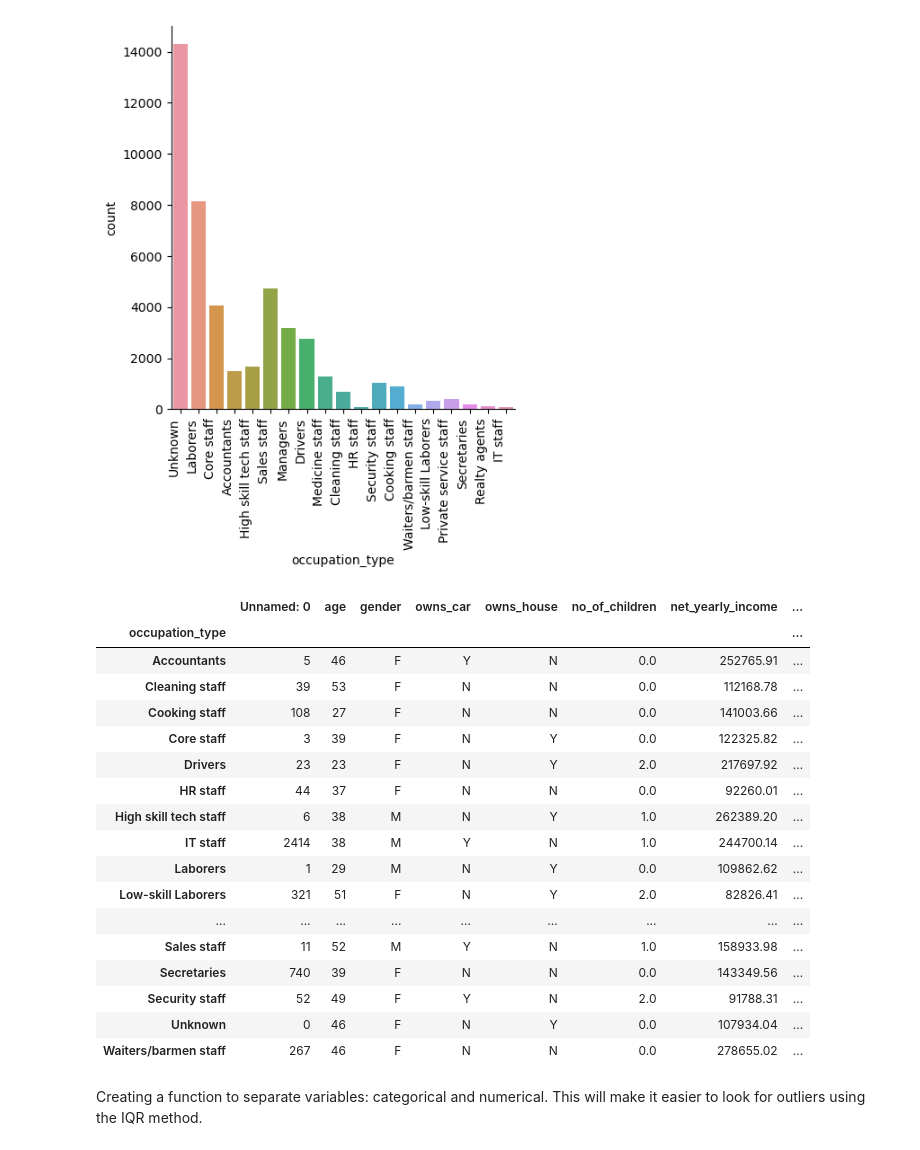
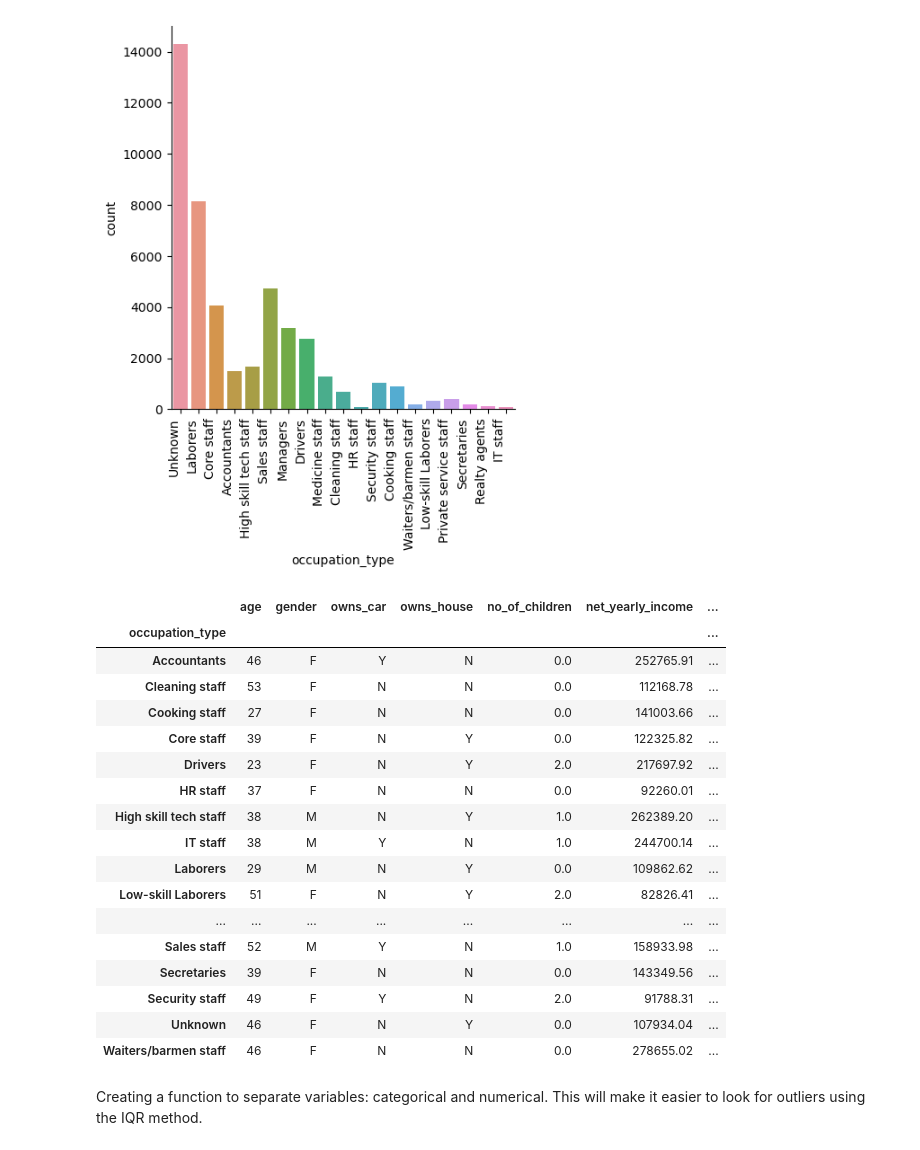
Before and after one commit to CamiloDS16/Project-2-AmEx-Credit-Card-Default-, a Jupyter notebook: Project-2-AmEx-Credit-Card-Default-/notebooks/eda_amex_project.ipynb, the cells around one changed output. Cells and saved outputs as stored; diff of their text form; code cells hidden in the pictures.

```diff
--- a/Project-2-AmEx-Credit-Card-Default-/notebooks/eda_amex_project.ipynb
+++ b/Project-2-AmEx-Credit-Card-Default-/notebooks/eda_amex_project.ipynb
@@ -46,7 +28,7 @@ ModuleNotFoundError: No module named 'widgetsnbextension'
 #### Loading the data
 # %%
 # Loading data to variable amex_df_
-amex_df_ = pd.read_csv(r'/Users/camilods16/Documents/Project-2-AmEx-Credit-Card-Default-/Project-2-AmEx-Credit-Card-Default-/data/processed/amex_clean_data.csv')
+amex_df_ = pd.read_csv(r'/Users/camilods16/Documents/Project-2-AmEx-Credit-Card-Default-/Project-2-AmEx-Credit-Card-Default-/data/processed/amex_data.csv')
 # %% [markdown]
 ### Pandas Profile: American Express DataFrame
 # %% [markdown]
@@ -116,6 +98,8 @@ Index(['Unnamed: 0', 'customer_id', 'age', 'gender', 'owns_car', 'owns_house',
        'credit_card_default'],
       dtype='object')
 # %%
-# dropping False column
-amex_df_.drop(False, axis=1, inplace=True)
+# dropping unnamed column column
+amex_df_ = amex_df_.drop(columns='Unnamed: 0', axis=1)
+amex_train = amex_df_
+amex_train.head(5)
 # %% [output]
@@ -135,7 +113,7 @@ Index(['Unnamed: 0', 'customer_id', 'age', 'gender', 'owns_car', 'owns_house',
 We can see that there are still 2 values missing. We replaced the categorical missing values with mode in the previous notebook. The other two numerical missing variables will not be replaced just yet.
 # %%
 # Dropping customer_id column for exploration
-customer_amex = amex_df_[['customer_id']]
-amex_df_.drop('customer_id', axis=1, inplace=True)
+customer_amex = amex_train[['customer_id']]
+amex_train = amex_train.drop('customer_id', axis=1)
 # %%
 # checking the df
@@ -282,27 +262,27 @@ plt.show()
 [figure]
 # %%
 # Grouping the dataframe by occupation type
-occ_ccd = amex_df_.groupby('occupation_type')
+occ_ccd = amex_train.groupby('occupation_type')
 occ_ccd.first()
 # %% [output]
-|  | Unnamed: 0 | age | gender | owns_car | owns_house | no_of_children | net_yearly_income | ... |
-| occupation_type |  |  |  |  |  |  |  | ... |
-| Accountants | 5 | 46 | F | Y | N | 0.0 | 252765.91 | ... |
-| Cleaning staff | 39 | 53 | F | N | N | 0.0 | 112168.78 | ... |
-| Cooking staff | 108 | 27 | F | N | N | 0.0 | 141003.66 | ... |
-| Core staff | 3 | 39 | F | N | Y | 0.0 | 122325.82 | ... |
-| Drivers | 23 | 23 | F | N | Y | 2.0 | 217697.92 | ... |
-| HR staff | 44 | 37 | F | N | N | 0.0 | 92260.01 | ... |
-| High skill tech staff | 6 | 38 | M | N | Y | 1.0 | 262389.20 | ... |
-| IT staff | 2414 | 38 | M | Y | N | 1.0 | 244700.14 | ... |
-| Laborers | 1 | 29 | M | N | Y | 0.0 | 109862.62 | ... |
-| Low-skill Laborers | 321 | 51 | F | N | Y | 2.0 | 82826.41 | ... |
-| ... | ... | ... | ... | ... | ... | ... | ... | ... |
-| Sales staff | 11 | 52 | M | Y | N | 1.0 | 158933.98 | ... |
-| Secretaries | 740 | 39 | F | N | N | 0.0 | 143349.56 | ... |
-| Security staff | 52 | 49 | F | Y | N | 2.0 | 91788.31 | ... |
-| Unknown | 0 | 46 | F | N | Y | 0.0 | 107934.04 | ... |
-| Waiters/barmen staff | 267 | 46 | F | N | N | 0.0 | 278655.02 | ... |
+|  | age | gender | owns_car | owns_house | no_of_children | net_yearly_income | ... |
+| occupation_type |  |  |  |  |  |  | ... |
+| Accountants | 46 | F | Y | N | 0.0 | 252765.91 | ... |
+| Cleaning staff | 53 | F | N | N | 0.0 | 112168.78 | ... |
+| Cooking staff | 27 | F | N | N | 0.0 | 141003.66 | ... |
+| Core staff | 39 | F | N | Y | 0.0 | 122325.82 | ... |
+| Drivers | 23 | F | N | Y | 2.0 | 217697.92 | ... |
+| HR staff | 37 | F | N | N | 0.0 | 92260.01 | ... |
+| High skill tech staff | 38 | M | N | Y | 1.0 | 262389.20 | ... |
+| IT staff | 38 | M | Y | N | 1.0 | 244700.14 | ... |
+| Laborers | 29 | M | N | Y | 0.0 | 109862.62 | ... |
+| Low-skill Laborers | 51 | F | N | Y | 2.0 | 82826.41 | ... |
+| ... | ... | ... | ... | ... | ... | ... | ... |
+| Sales staff | 52 | M | Y | N | 1.0 | 158933.98 | ... |
+| Secretaries | 39 | F | N | N | 0.0 | 143349.56 | ... |
+| Security staff | 49 | F | Y | N | 2.0 | 91788.31 | ... |
+| Unknown | 46 | F | N | Y | 0.0 | 107934.04 | ... |
+| Waiters/barmen staff | 46 | F | N | N | 0.0 | 278655.02 | ... |
 # %% [markdown]
 Creating a function to separate variables: categorical and numerical. This will make it easier to look for outliers using the IQR method.
 # %%
```
Also changed, not shown: parts of 31 cells of this notebook, 2 other files.
